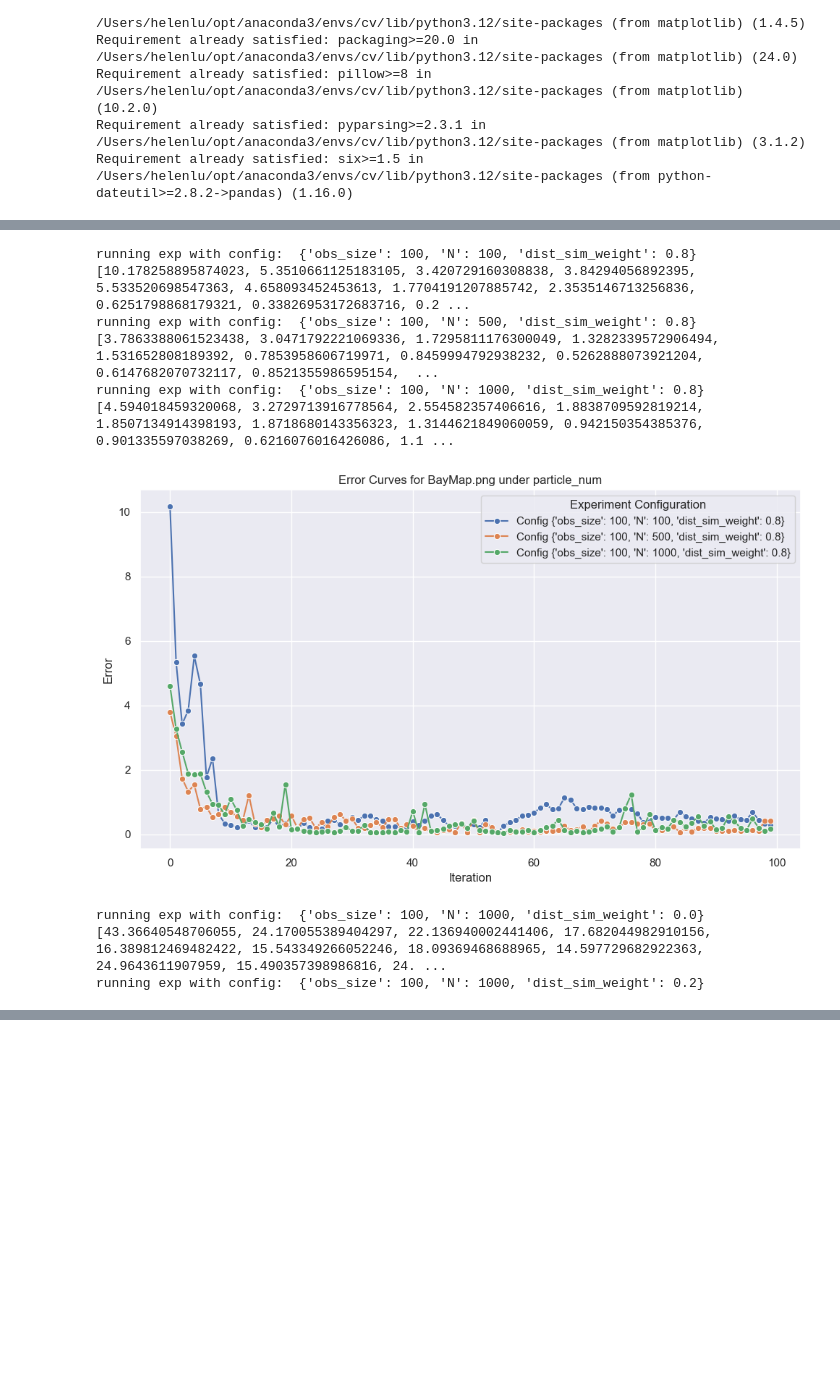
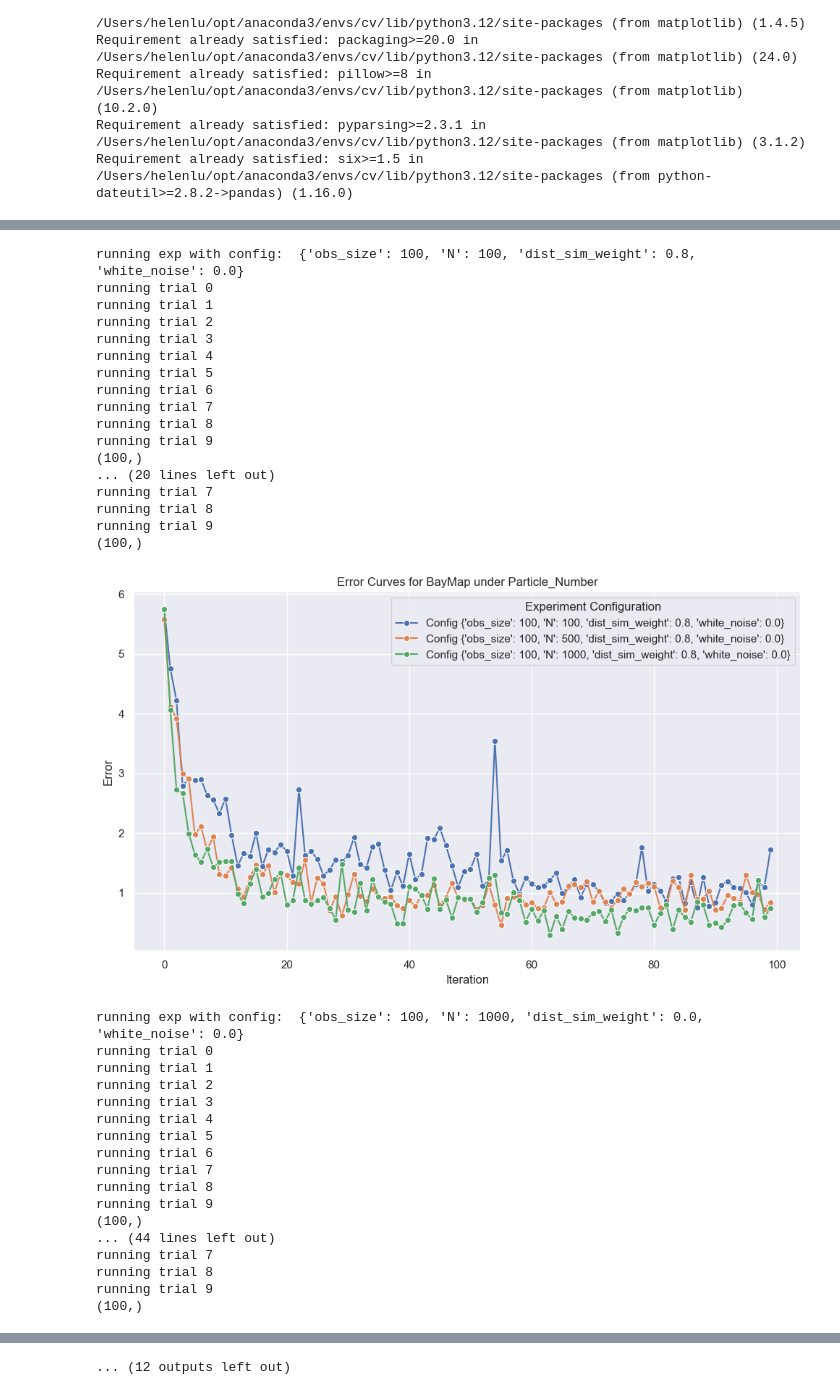
Before and after one commit to helenlu66/ParticleFilter, a Jupyter notebook: Experiments.ipynb, the cells around one changed output, grey strips where cells are left out. Saved outputs shown, nothing was run; the diff lists cells and outputs as text; code cells hidden in the pictures; blank space fills up the shorter version.

```diff
--- a/Experiments.ipynb
+++ b/Experiments.ipynb
@@ -87,6 +97,7 @@ def plot_error(map_name, condition_name, configs, errors):
     sns.lineplot(data=df, x='Iteration', y='Error', hue='Configuration', marker='o')
 
     # Customize the plot
+    map_name = map_name.split(".")[0]
     plt.title(f'Error Curves for {map_name} under {condition_name}')
     plt.xlabel('Iteration')
     plt.ylabel('Error')
@@ -94,6 +105,8 @@ def plot_error(map_name, condition_name, configs, errors):
 
     # Show the plot
     plt.tight_layout()  # Adjust layout to not cut off labels
+
+    plt.savefig(f"plots/{map_name}_{condition_name}.png")
     plt.show()
 
 # Example usage
@@ -107,10 +120,14 @@ for map in maps:
     for name, condition in experiments.items():
         condition_errors = []
         for config in condition:
-            simulator = Simulator(map_img_file=map, obs_size=config['obs_size'], N=config['N'], dist_sim_weight=config['dist_sim_weight'])
             print('running exp with config: ', config)
-            config_errors = simulator.simulate()
-            condition_errors.append(config_errors)
-            print(config_errors)
+            trial_errors = []
+            for trial in range(10):#average across 10 trials
+                print(f"running trial {trial}")
+                simulator = Simulator(map_img_file=map, obs_size=config['obs_size'], N=config['N'], dist_sim_weight=config['dist_sim_weight'], white_noise=config['white_noise'])
+                trial_errors.append(simulator.simulate())
+            mean_config_errors = np.mean(trial_errors, axis=0)
+            print(mean_config_errors.shape)
+            condition_errors.append(mean_config_errors)
         plot_error(map_name=map, condition_name=name, configs=condition, errors=condition_errors)
 # %% [output]
@@ -124,10 +152,35 @@ running exp with config:  {'obs_size': 100, 'N': 1000, 'dist_sim_weight': 0.8}
-running exp with config:  {'obs_size': 100, 'N': 100, 'dist_sim_weight': 0.8}
-[10.178258895874023, 5.3510661125183105, 3.420729160308838, 3.84294056892395, 5.533520698547363, 4.658093452453613, 1.7704191207885742, 2.3535146713256836, 0.6251798868179321, 0.33826953172683716, 0.2 ...
-running exp with config:  {'obs_size': 100, 'N': 500, 'dist_sim_weight': 0.8}
-[3.7863388061523438, 3.0471792221069336, 1.7295811176300049, 1.3282339572906494, 1.531652808189392, 0.7853958606719971, 0.8459994792938232, 0.5262888073921204, 0.6147682070732117, 0.8521355986595154,  ...
-running exp with config:  {'obs_size': 100, 'N': 1000, 'dist_sim_weight': 0.8}
-[4.594018459320068, 3.2729713916778564, 2.554582357406616, 1.8838709592819214, 1.8507134914398193, 1.8718680143356323, 1.3144621849060059, 0.942150354385376, 0.901335597038269, 0.6216076016426086, 1.1 ...
+running exp with config:  {'obs_size': 100, 'N': 100, 'dist_sim_weight': 0.8, 'white_noise': 0.0}
+running trial 0
+running trial 1
+running trial 2
+running trial 3
+running trial 4
+running trial 5
+running trial 6
+running trial 7
+running trial 8
+running trial 9
+(100,)
+... (20 lines left out)
+running trial 7
+running trial 8
+running trial 9
+(100,)
-[figure, old version]
+[figure, new version]
-running exp with config:  {'obs_size': 100, 'N': 1000, 'dist_sim_weight': 0.0}
-[43.36640548706055, 24.170055389404297, 22.136940002441406, 17.682044982910156, 16.389812469482422, 15.543349266052246, 18.09369468688965, 14.597729682922363, 24.9643611907959, 15.490357398986816, 24. ...
-running exp with config:  {'obs_size': 100, 'N': 1000, 'dist_sim_weight': 0.2}
+running exp with config:  {'obs_size': 100, 'N': 1000, 'dist_sim_weight': 0.0, 'white_noise': 0.0}
+running trial 0
+running trial 1
+running trial 2
+running trial 3
+running trial 4
+running trial 5
+running trial 6
+running trial 7
+running trial 8
+running trial 9
+(100,)
+... (44 lines left out)
+running trial 7
+running trial 8
+running trial 9
+(100,)
@@ -133,0 +242 @@ running exp with config:  {'obs_size': 100, 'N': 1000, 'dist_sim_weight': 0.2}
+... (12 outputs left out)
```
Also changed, not shown: parts of 3 cells of this notebook, 2 other files.
